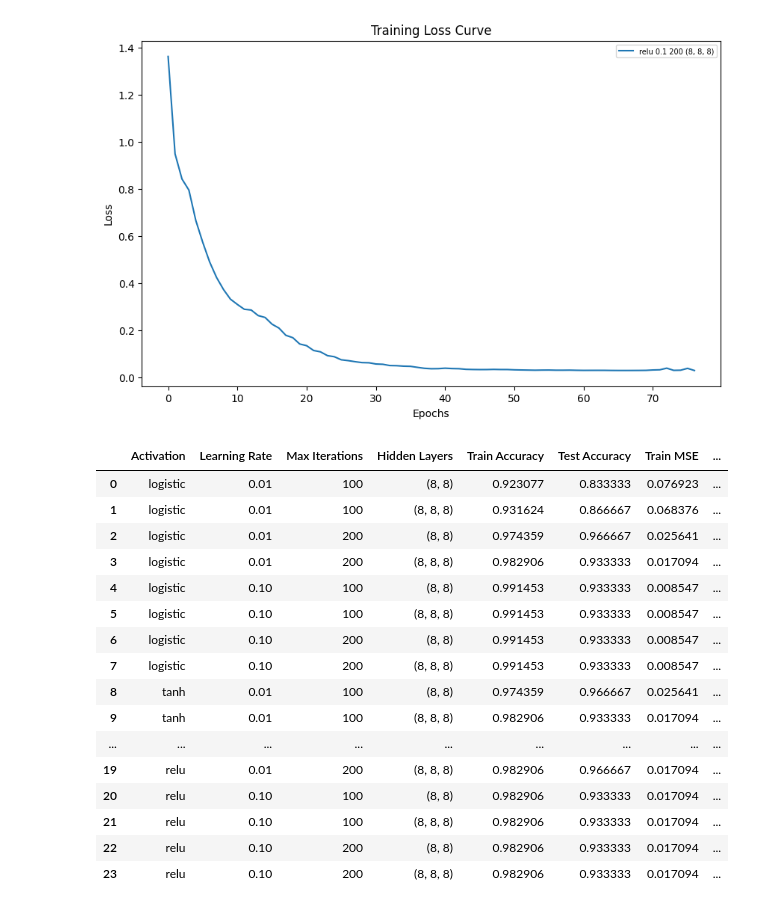
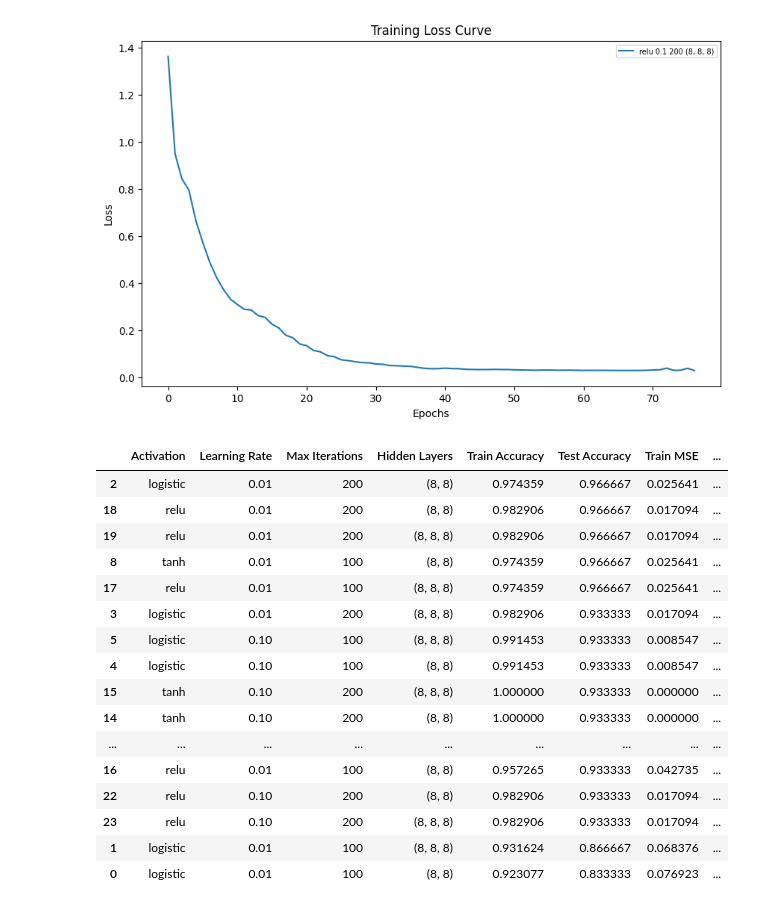
Before and after one commit to Kumud-Arora/CS4375-neural-networks, a Jupyter notebook: neural_networks.ipynb, the cells around one changed output. Drawn from its saved outputs; the diff is of its cells as text; code cells hidden in the pictures.

```diff
--- a/neural_networks.ipynb
+++ b/neural_networks.ipynb
@@ -204,32 +204,33 @@ plt.show()
 # %%
 # Results table
 
 columns = ['Activation',
            'Learning Rate',
            'Max Iterations',
            'Hidden Layers',
            'Train Accuracy',
            'Test Accuracy',
            'Train MSE',
            'Test MSE']
 
 results_df = pd.DataFrame(results, columns=columns)
 results_df
+results_df.sort_values(by='Test Accuracy', ascending=False)
 # %% [output]
 |  | Activation | Learning Rate | Max Iterations | Hidden Layers | Train Accuracy | Test Accuracy | Train MSE | ... |
-| 0 | logistic | 0.01 | 100 | (8, 8) | 0.923077 | 0.833333 | 0.076923 | ... |
-| 1 | logistic | 0.01 | 100 | (8, 8, 8) | 0.931624 | 0.866667 | 0.068376 | ... |
 | 2 | logistic | 0.01 | 200 | (8, 8) | 0.974359 | 0.966667 | 0.025641 | ... |
+| 18 | relu | 0.01 | 200 | (8, 8) | 0.982906 | 0.966667 | 0.017094 | ... |
+| 19 | relu | 0.01 | 200 | (8, 8, 8) | 0.982906 | 0.966667 | 0.017094 | ... |
+| 8 | tanh | 0.01 | 100 | (8, 8) | 0.974359 | 0.966667 | 0.025641 | ... |
+| 17 | relu | 0.01 | 100 | (8, 8, 8) | 0.974359 | 0.966667 | 0.025641 | ... |
 | 3 | logistic | 0.01 | 200 | (8, 8, 8) | 0.982906 | 0.933333 | 0.017094 | ... |
+| 5 | logistic | 0.10 | 100 | (8, 8, 8) | 0.991453 | 0.933333 | 0.008547 | ... |
 | 4 | logistic | 0.10 | 100 | (8, 8) | 0.991453 | 0.933333 | 0.008547 | ... |
-| 5 | logistic | 0.10 | 100 | (8, 8, 8) | 0.991453 | 0.933333 | 0.008547 | ... |
-| 6 | logistic | 0.10 | 200 | (8, 8) | 0.991453 | 0.933333 | 0.008547 | ... |
-| 7 | logistic | 0.10 | 200 | (8, 8, 8) | 0.991453 | 0.933333 | 0.008547 | ... |
-| 8 | tanh | 0.01 | 100 | (8, 8) | 0.974359 | 0.966667 | 0.025641 | ... |
-| 9 | tanh | 0.01 | 100 | (8, 8, 8) | 0.982906 | 0.933333 | 0.017094 | ... |
+| 15 | tanh | 0.10 | 200 | (8, 8, 8) | 1.000000 | 0.933333 | 0.000000 | ... |
+| 14 | tanh | 0.10 | 200 | (8, 8) | 1.000000 | 0.933333 | 0.000000 | ... |
 | ... | ... | ... | ... | ... | ... | ... | ... | ... |
-| 19 | relu | 0.01 | 200 | (8, 8, 8) | 0.982906 | 0.966667 | 0.017094 | ... |
-| 20 | relu | 0.10 | 100 | (8, 8) | 0.982906 | 0.933333 | 0.017094 | ... |
-| 21 | relu | 0.10 | 100 | (8, 8, 8) | 0.982906 | 0.933333 | 0.017094 | ... |
+| 16 | relu | 0.01 | 100 | (8, 8) | 0.957265 | 0.933333 | 0.042735 | ... |
 | 22 | relu | 0.10 | 200 | (8, 8) | 0.982906 | 0.933333 | 0.017094 | ... |
 | 23 | relu | 0.10 | 200 | (8, 8, 8) | 0.982906 | 0.933333 | 0.017094 | ... |
+| 1 | logistic | 0.01 | 100 | (8, 8, 8) | 0.931624 | 0.866667 | 0.068376 | ... |
+| 0 | logistic | 0.01 | 100 | (8, 8) | 0.923077 | 0.833333 | 0.076923 | ... |
```
Also changed, not shown: parts of 1 cell of this notebook.
